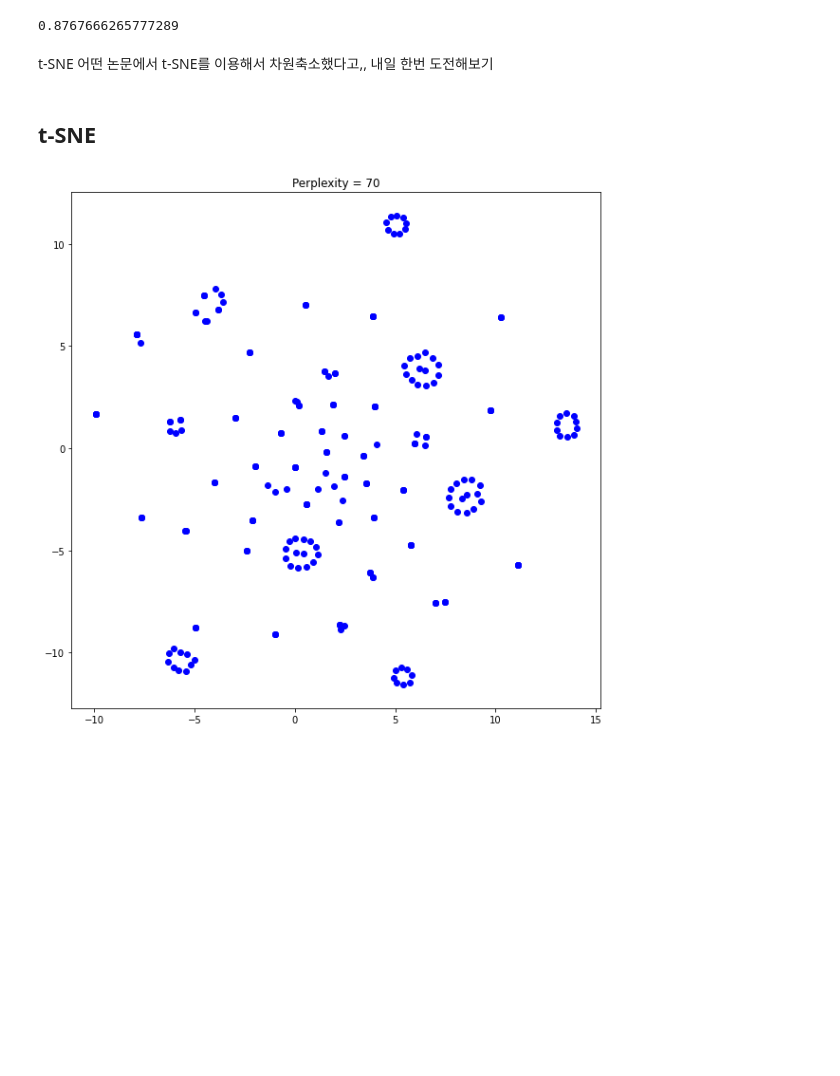
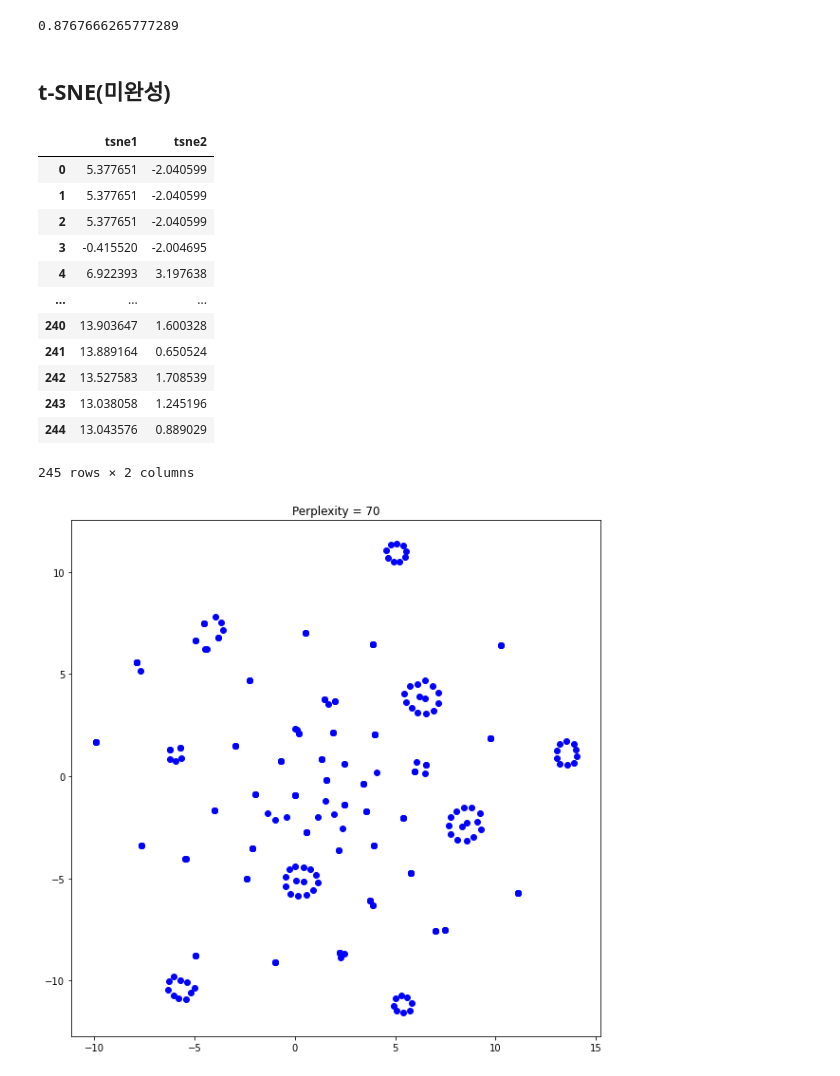
Before and after one commit to Dohyeon0224/SwUniv_CancerGene_Analysis, a Jupyter notebook: Colab_Notebook/Dohyeon/drug_gene_res_feature_selection.ipynb, the cells around one changed output. Drawn from its saved outputs; the diff is of its cells as text; code cells hidden in the pictures; blank space fills up the shorter version.

```diff
--- a/Colab_Notebook/Dohyeon/drug_gene_res_feature_selection.ipynb
+++ b/Colab_Notebook/Dohyeon/drug_gene_res_feature_selection.ipynb
@@ -296,11 +293,8 @@ array([0.11774185, 0.09250884, 0.08807395, 0.06513012, 0.05432784,
 sum(pca_30d.explained_variance_ratio_)
 # %% [output]
 0.8767666265777289
-# %% [markdown]
-t-SNE
-어떤 논문에서 t-SNE를 이용해서 차원축소했다고,, 내일 한번 도전해보기
 # %% [markdown]
-## t-SNE
+## t-SNE(미완성)
 # %%
 from sklearn.manifold import TSNE
 # %%
@@ -308,4 +302,21 @@ data = pca_30d.fit_transform(x);
 p = 70 # perplexity
 tsne = TSNE(n_components = 2, perplexity = p, random_state = 0)
 tsne_result = tsne.fit_transform(data)
+# %%
+tsne_result = pd.DataFrame(tsne_result, columns = ['tsne1','tsne2'])
+tsne_result
+# %% [output]
+|  | tsne1 | tsne2 |
+| 0 | 5.377651 | -2.040599 |
+| 1 | 5.377651 | -2.040599 |
+| 2 | 5.377651 | -2.040599 |
+| 3 | -0.415520 | -2.004695 |
+| 4 | 6.922393 | 3.197638 |
+| ... | ... | ... |
+| 240 | 13.903647 | 1.600328 |
+| 241 | 13.889164 | 0.650524 |
+| 242 | 13.527583 | 1.708539 |
+| 243 | 13.038058 | 1.245196 |
+| 244 | 13.043576 | 0.889029 |
+245 rows × 2 columns
 # %%
```
Also changed, not shown: parts of 7 cells of this notebook.
